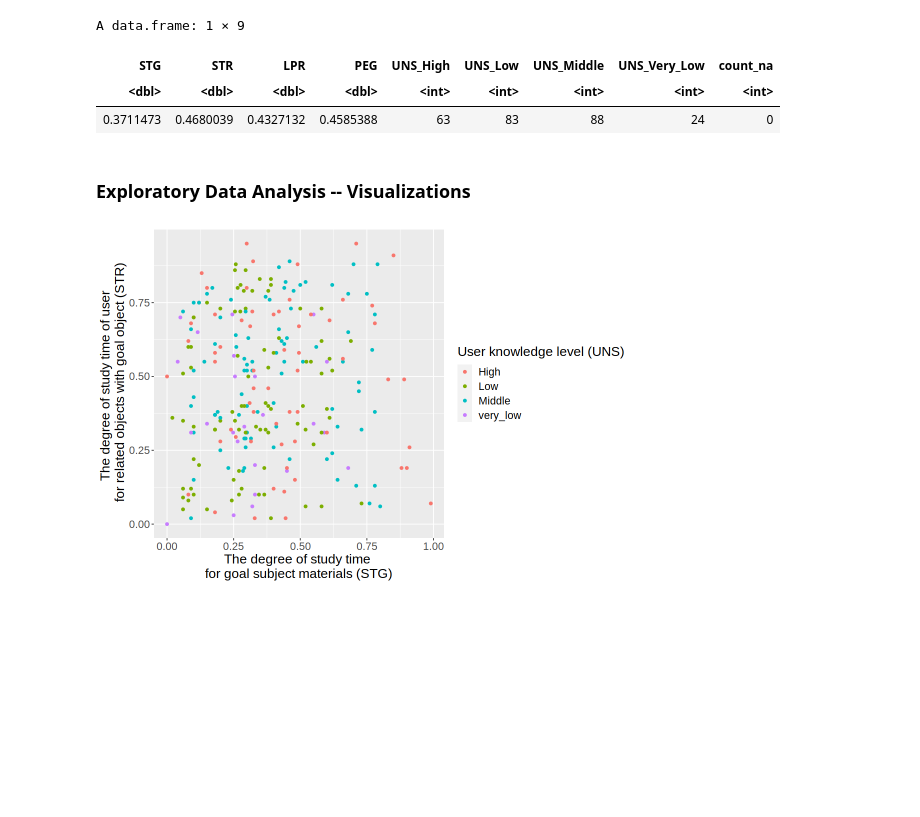
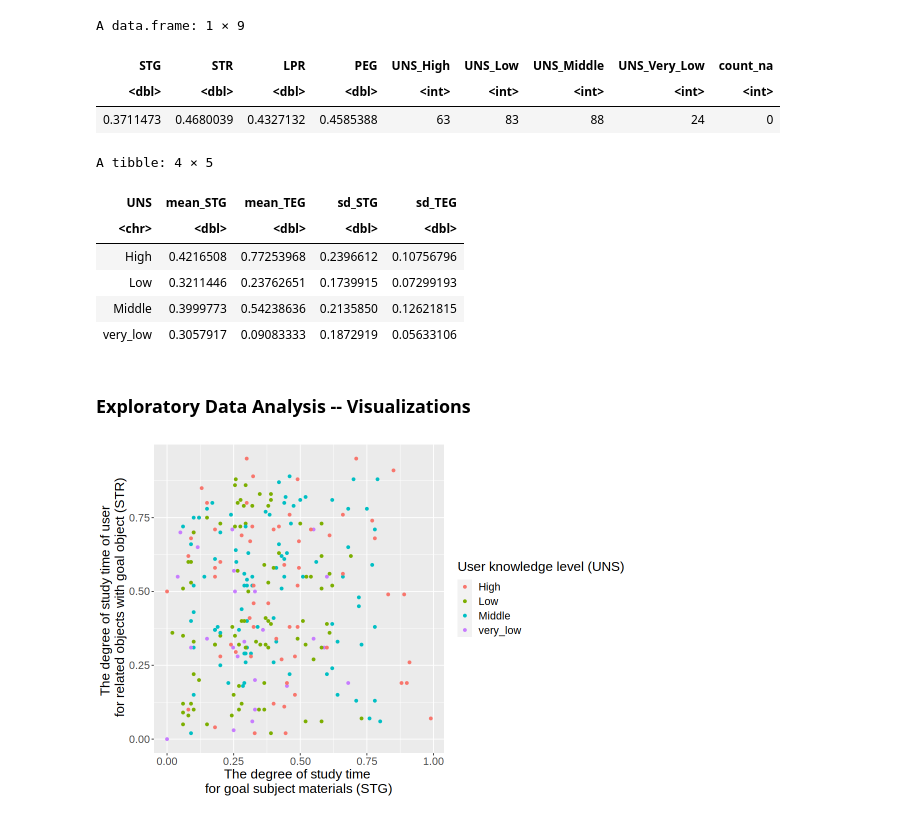
Before and after one commit to thisisyifulin/group_contract, a Jupyter notebook: project_proposal.ipynb, the cells around one changed output. Cells and saved outputs as stored; diff of their text form; code cells hidden in the pictures; blank space fills up the shorter version.

Commit message:
added analysis section and estimates

```diff
--- a/project_proposal.ipynb
+++ b/project_proposal.ipynb
@@ -143,6 +173,23 @@ A data.frame: 1 × 9
 | STG | STR | LPR | PEG | UNS_High | UNS_Low | UNS_Middle | UNS_Very_Low | count_na |
 | <dbl> | <dbl> | <dbl> | <dbl> | <int> | <int> | <int> | <int> | <int> |
 | 0.3711473 | 0.4680039 | 0.4327132 | 0.4585388 | 63 | 83 | 88 | 24 | 0 |
+# %%
+mean_estimates<-training_data|>
+group_by(UNS)|>
+summarize(mean_STG=mean(STG),
+          mean_TEG=mean(PEG),
+          sd_STG=sd(STG),
+          sd_TEG=sd(PEG))
+
+mean_estimates
+# %% [output]
+A tibble: 4 × 5
+| UNS | mean_STG | mean_TEG | sd_STG | sd_TEG |
+| <chr> | <dbl> | <dbl> | <dbl> | <dbl> |
+| High | 0.4216508 | 0.77253968 | 0.2396612 | 0.10756796 |
+| Low | 0.3211446 | 0.23762651 | 0.1739915 | 0.07299193 |
+| Middle | 0.3999773 | 0.54238636 | 0.2135850 | 0.12621815 |
+| very_low | 0.3057917 | 0.09083333 | 0.1872919 | 0.05633106 |
 # %% [markdown]
 ### Exploratory Data Analysis -- Visualizations
 # %%
```
Also changed, not shown: parts of 3 cells of this notebook.
